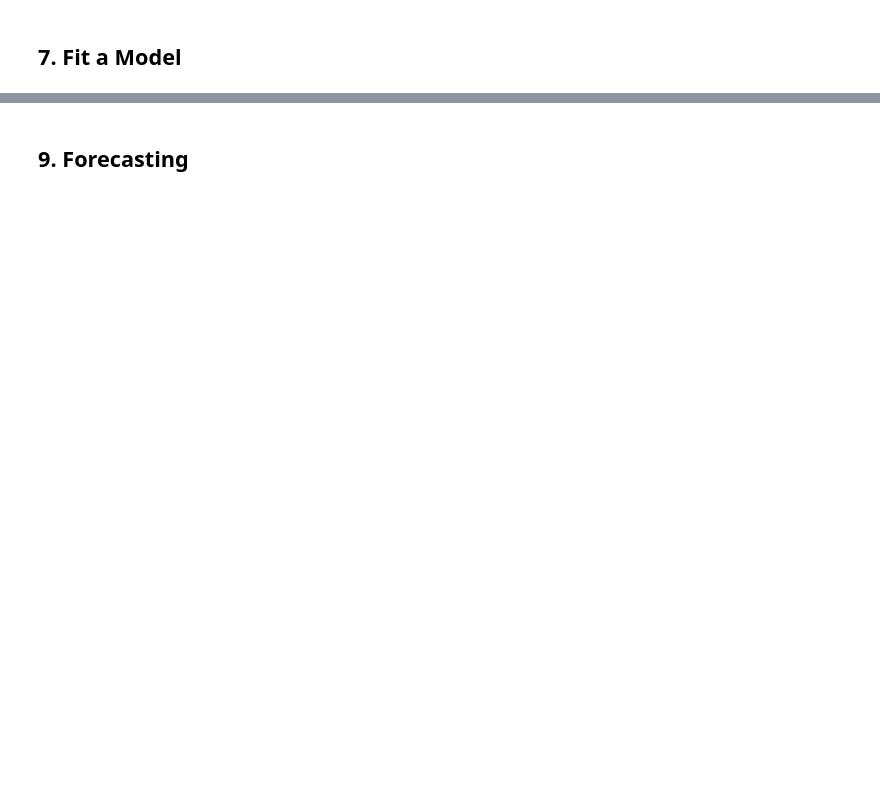
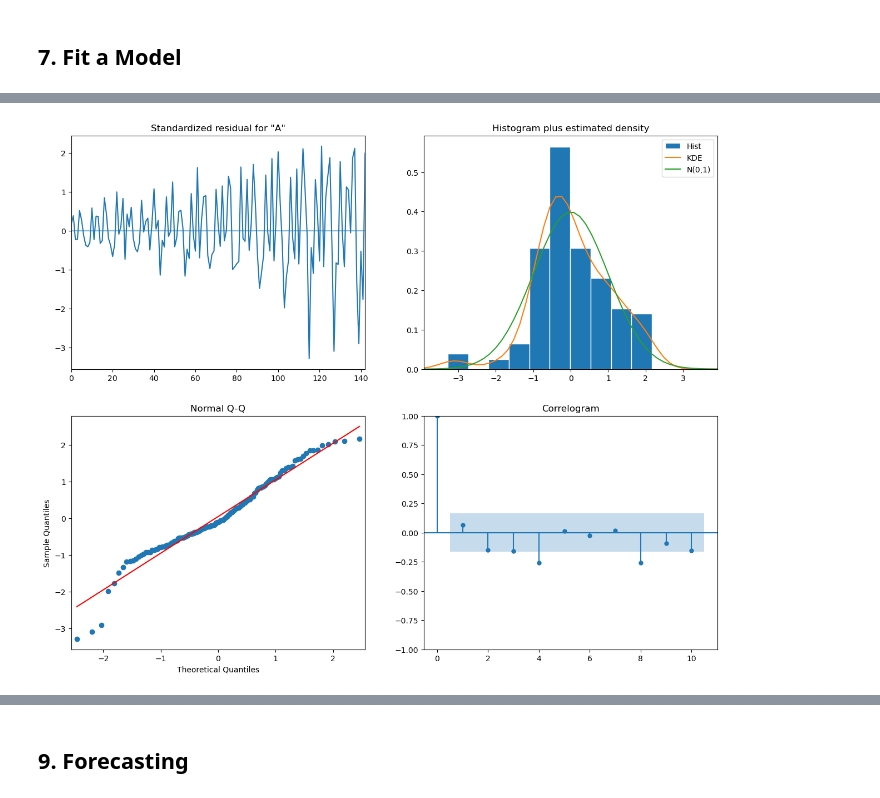
Before and after one commit to nicolasbp87/time_series, a Jupyter notebook: TIME_SERIES_ANALYSIS_INTRODUCTION.ipynb, the cells around one changed output, grey strips where cells are left out. Saved outputs shown, nothing was run; the diff lists cells and outputs as text; code cells hidden in the pictures; blank space fills up the shorter version.

```diff
--- a/TIME_SERIES_ANALYSIS_INTRODUCTION.ipynb
+++ b/TIME_SERIES_ANALYSIS_INTRODUCTION.ipynb
@@ -647,0 +659,9 @@ For example, an *MA(1)* model would consider the error term from one time point
+# %%
+from statsmodels.tsa.arima.model import ARIMA
+
+series = df['Amplitude']
+model = ARIMA(series, order=(1,1,0))
+model_fit = model.fit()
+
+# summary of the model
+print(model_fit.summary())
@@ -647,0 +694,7 @@ For example, an *MA(1)* model would consider the error term from one time point
+# %%
+
+# Plot the diagnostics
+model_fit.plot_diagnostics(figsize=(15, 12))
+plt.show()
+# %% [output]
+[figure, added]
```
Also changed, not shown: parts of 20 cells of this notebook.
